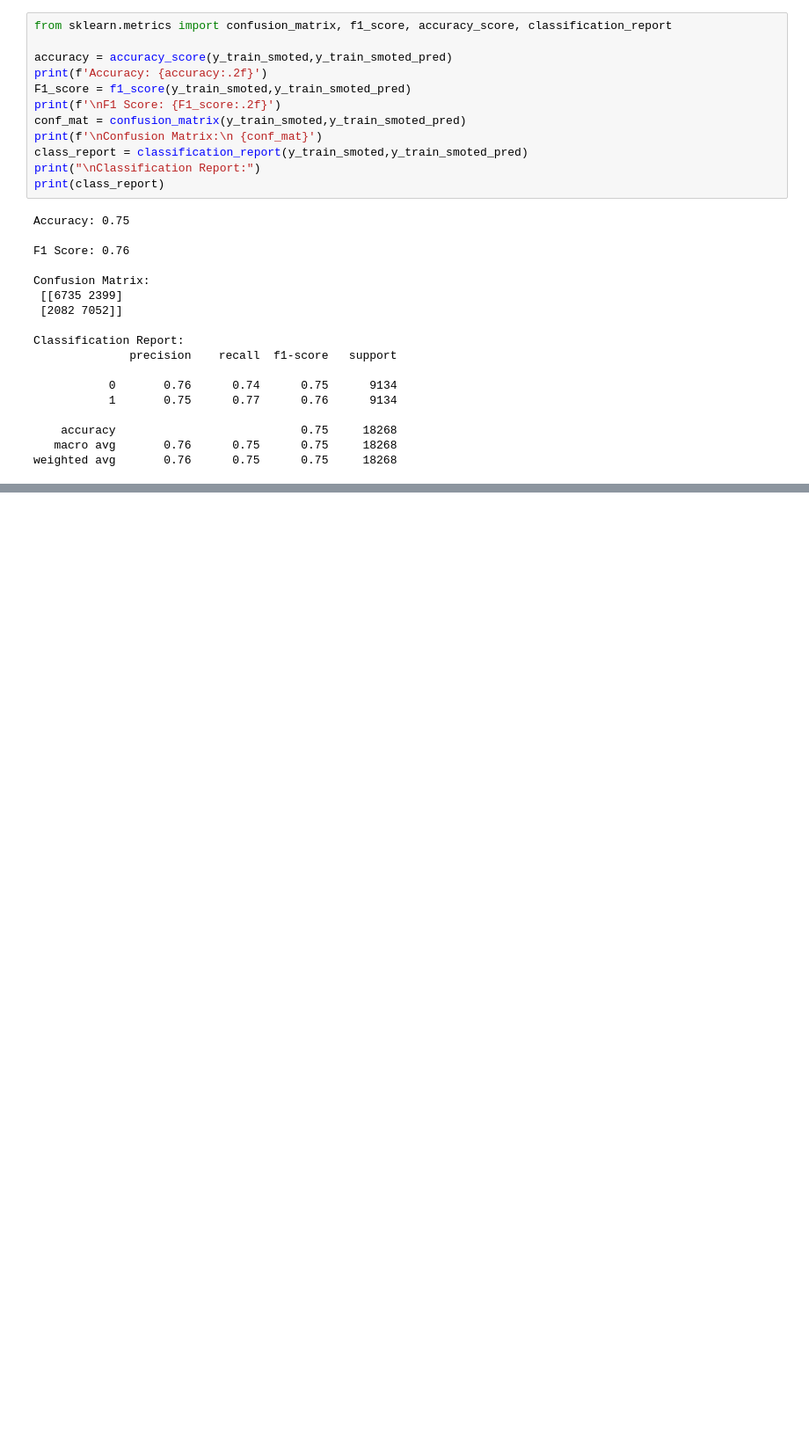
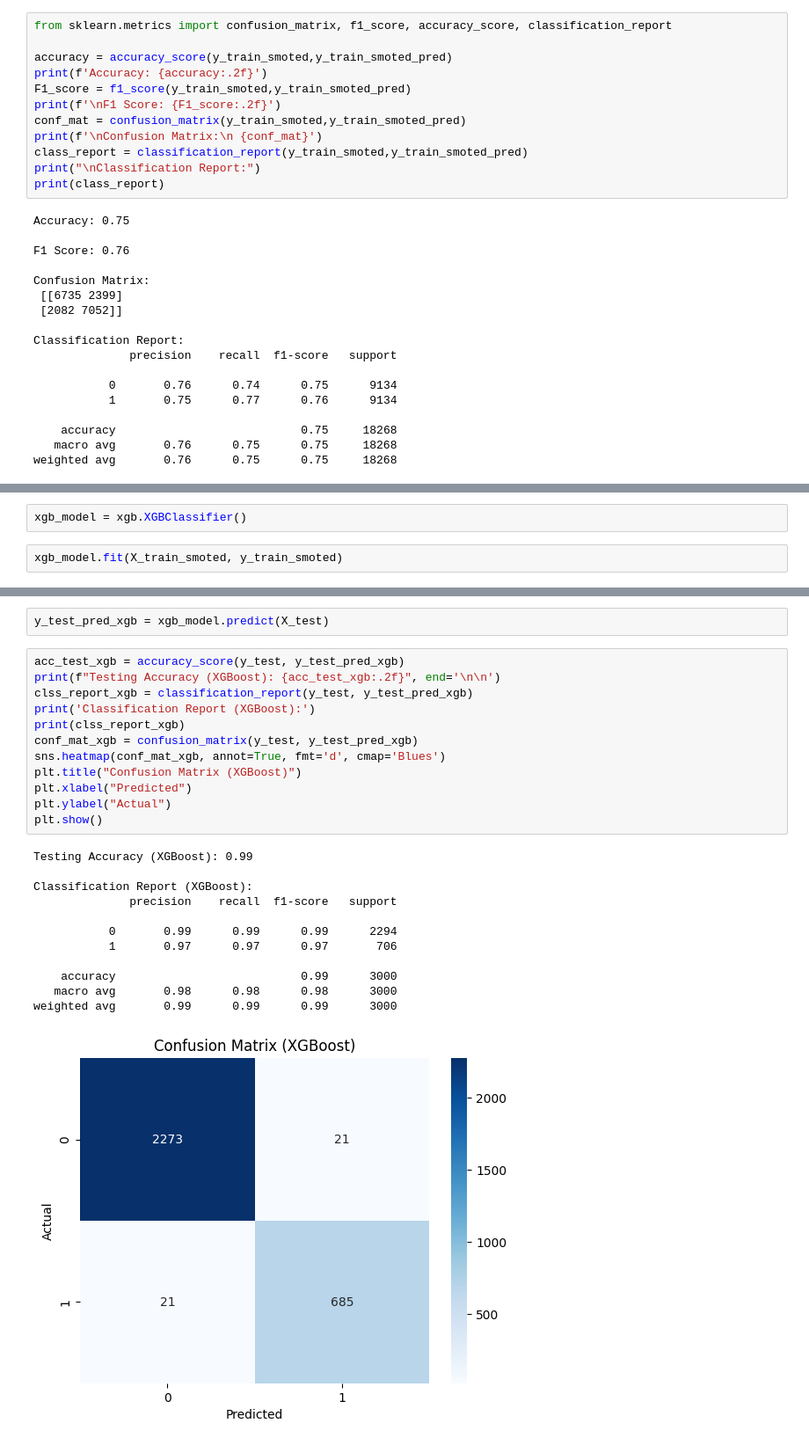
Before and after one commit to Subash-d/ML-Basics, a Jupyter notebook: Employee_churn.ipynb, the cells around one changed output, grey strips where cells are left out. Shown: that part at 88% size. Cells and saved outputs as stored; diff of their text form; blank space fills up the shorter version.

```diff
--- a/Employee_churn.ipynb
+++ b/Employee_churn.ipynb
@@ -184,0 +238,4 @@ weighted avg       0.76      0.75      0.75     18268
+# %%
+xgb_model = xgb.XGBClassifier()
+# %%
+xgb_model.fit(X_train_smoted, y_train_smoted)
@@ -184,0 +254,27 @@ weighted avg       0.76      0.75      0.75     18268
+# %%
+y_test_pred_xgb = xgb_model.predict(X_test)
+# %%
+acc_test_xgb = accuracy_score(y_test, y_test_pred_xgb)
+print(f"Testing Accuracy (XGBoost): {acc_test_xgb:.2f}", end='\n\n')
+clss_report_xgb = classification_report(y_test, y_test_pred_xgb)
+print('Classification Report (XGBoost):')
+print(clss_report_xgb)
+conf_mat_xgb = confusion_matrix(y_test, y_test_pred_xgb)
+sns.heatmap(conf_mat_xgb, annot=True, fmt='d', cmap='Blues')
+plt.title("Confusion Matrix (XGBoost)")
+plt.xlabel("Predicted")
+plt.ylabel("Actual")
+plt.show()
+# %% [output]
+Testing Accuracy (XGBoost): 0.99
+
+Classification Report (XGBoost):
+              precision    recall  f1-score   support
+
+           0       0.99      0.99      0.99      2294
+           1       0.97      0.97      0.97       706
+
+    accuracy                           0.99      3000
+   macro avg       0.98      0.98      0.98      3000
+weighted avg       0.99      0.99      0.99      3000
+[figure, added]
```
Also changed, not shown: parts of 10 cells of this notebook.
